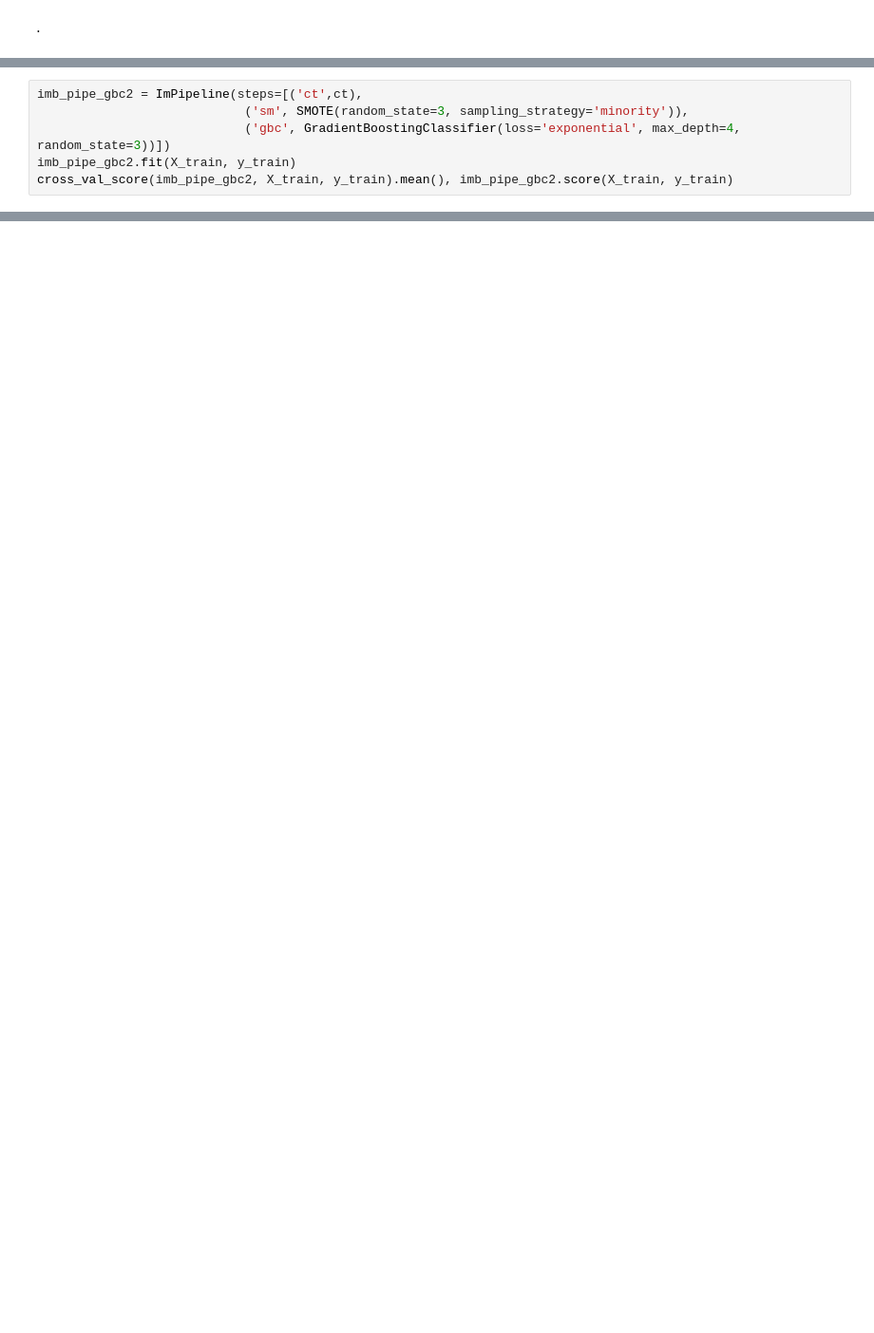
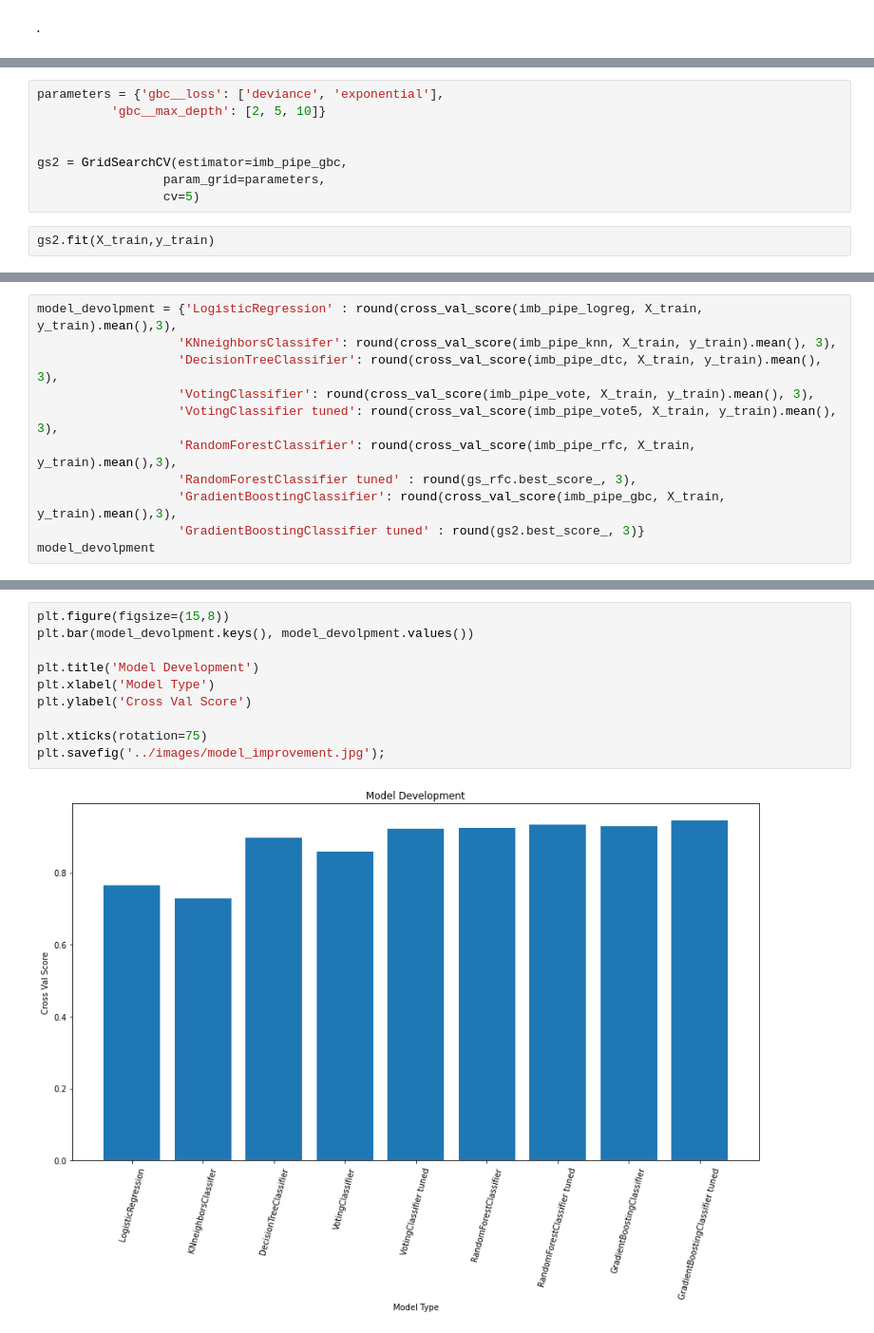
Before and after one commit to KyleWeesner/Customer_retention_plan_for_Syriatel_Mobile_Telecom, a Jupyter notebook: workspace/Model Building.ipynb, the cells around one changed output, grey strips where cells are left out. Shown: that part at 95% size. Saved outputs shown, nothing was run; the diff lists cells and outputs as text; blank space fills up the shorter version.

```diff
--- a/workspace/Model Building.ipynb
+++ b/workspace/Model Building.ipynb
@@ -455,6 +344,0 @@ best_feature_df.sort_values('feature_importance', ascending=False)
-# %%
-imb_pipe_gbc2 = ImPipeline(steps=[('ct',ct),
-                            ('sm', SMOTE(random_state=3, sampling_strategy='minority')),
-                            ('gbc', GradientBoostingClassifier(loss='exponential', max_depth=4, random_state=3))])
-imb_pipe_gbc2.fit(X_train, y_train)
-cross_val_score(imb_pipe_gbc2, X_train, y_train).mean(), imb_pipe_gbc2.score(X_train, y_train)
@@ -492,0 +360,10 @@ Our final model's f1-score on the test is 0.81.
+# %%
+parameters = {'gbc__loss': ['deviance', 'exponential'],
+          'gbc__max_depth': [2, 5, 10]}
+
+
+gs2 = GridSearchCV(estimator=imb_pipe_gbc,
+                 param_grid=parameters,
+                 cv=5)
+# %%
+gs2.fit(X_train,y_train)
@@ -492,0 +444,11 @@ Our final model's f1-score on the test is 0.81.
+# %%
+model_devolpment = {'LogisticRegression' : round(cross_val_score(imb_pipe_logreg, X_train, y_train).mean(),3),
+                   'KNneighborsClassifer': round(cross_val_score(imb_pipe_knn, X_train, y_train).mean(), 3),
+                   'DecisionTreeClassifier': round(cross_val_score(imb_pipe_dtc, X_train, y_train).mean(), 3),
+                   'VotingClassifier': round(cross_val_score(imb_pipe_vote, X_train, y_train).mean(), 3),
+                   'VotingClassifier tuned': round(cross_val_score(imb_pipe_vote5, X_train, y_train).mean(), 3),
+                   'RandomForestClassifier': round(cross_val_score(imb_pipe_rfc, X_train, y_train).mean(),3),
+                   'RandomForestClassifier tuned' : round(gs_rfc.best_score_, 3),
+                   'GradientBoostingClassifier': round(cross_val_score(imb_pipe_gbc, X_train, y_train).mean(),3),
+                   'GradientBoostingClassifier tuned' : round(gs2.best_score_, 3)}
+model_devolpment
@@ -492,0 +465,12 @@ Our final model's f1-score on the test is 0.81.
+# %%
+plt.figure(figsize=(15,8))
+plt.bar(model_devolpment.keys(), model_devolpment.values())
+
+plt.title('Model Development')
+plt.xlabel('Model Type')
+plt.ylabel('Cross Val Score')
+
+plt.xticks(rotation=75)
+plt.savefig('../images/model_improvement.jpg');
+# %% [output]
+[figure, added]
```
Also changed, not shown: parts of 133 cells of this notebook, 7 other files.
